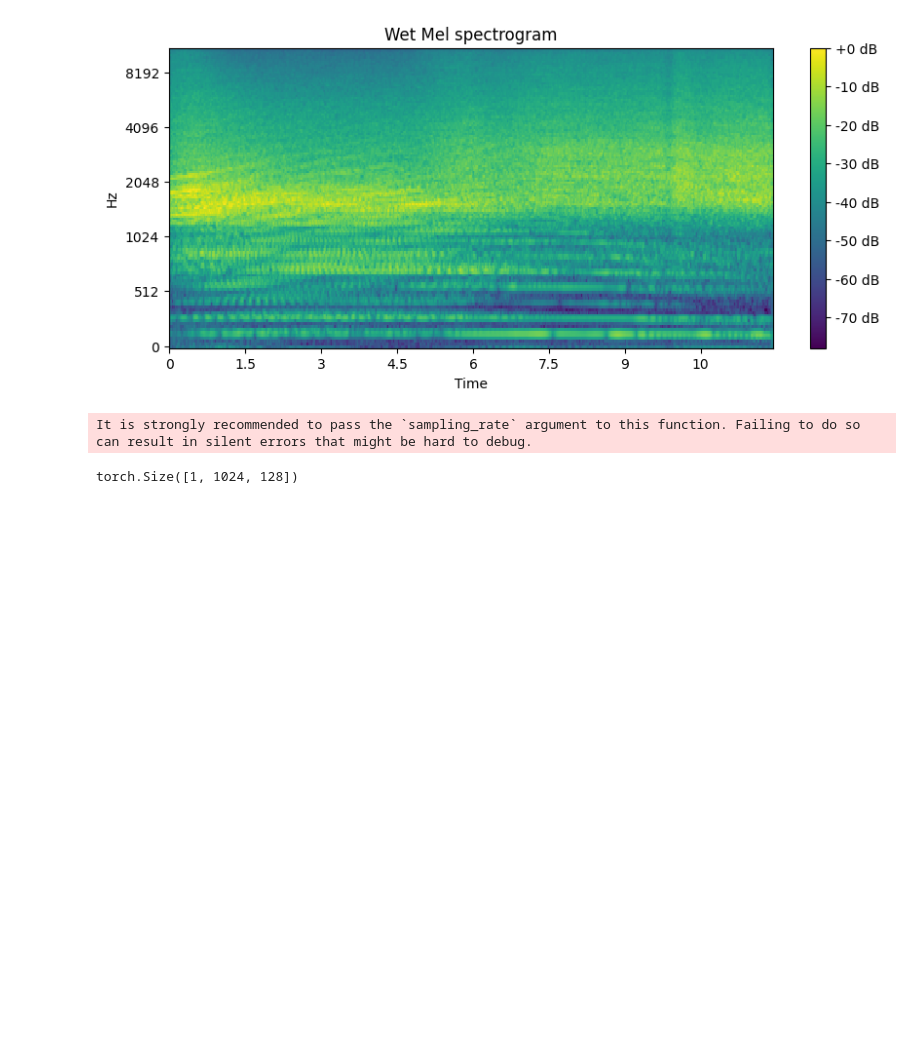
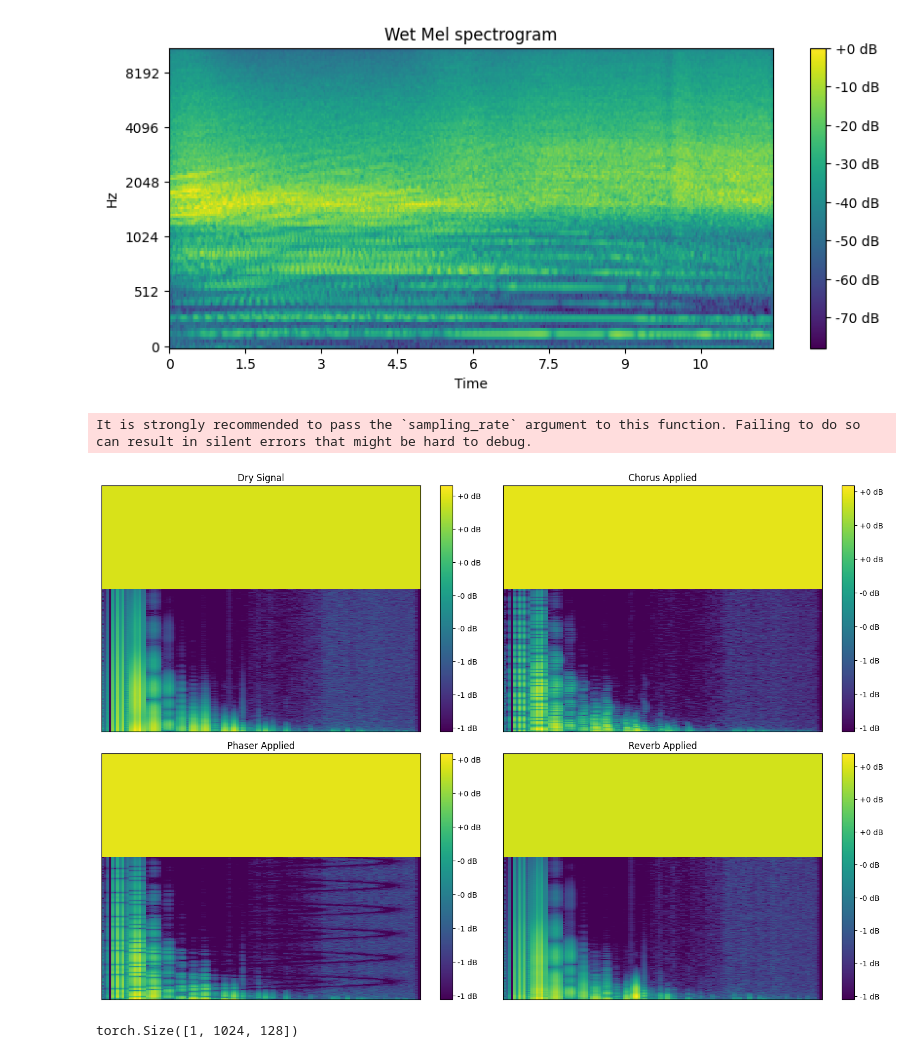
Before and after one commit to russgeo/neural-effect-chain, a Jupyter notebook: data_viewer.ipynb, the cells around one changed output. Drawn from its saved outputs; the diff is of its cells as text; code cells hidden in the pictures; blank space fills up the shorter version.

```diff
--- a/data_viewer.ipynb
+++ b/data_viewer.ipynb
@@ -82,6 +66,58 @@ features = feature_extractor(y, return_tensors="pt")
 output = model(**features)
 # %% [output]
 It is strongly recommended to pass the `sampling_rate` argument to this function. Failing to do so can result in silent errors that might be hard to debug.
+# %%
+import librosa
+from pedalboard import Pedalboard, Chorus, Phaser, Reverb, Distortion
+import matplotlib.pyplot as plt
+
+from transformers import AutoFeatureExtractor
+
+feature_extractor = AutoFeatureExtractor.from_pretrained("MIT/ast-finetuned-audioset-10-10-0.4593")
+# Create effects
+effects = [
+    Chorus(rate_hz=1.0, depth=0.5,feedback=.1),
+    Phaser(rate_hz=1.0, depth=0.5,feedback=.1),
+    Reverb(room_size=.5,wet_level=.5)
+]
+
+# Load audio file
+path = "data/dry_tones/Electric1.wav"
+y, sr = librosa.load(path, sr=16000)
+
+# Create figure with subplots
+plt.figure(figsize=(15, 10))
+
+# Plot dry signal spectrogram
+plt.subplot(2, 2, 1)
+features = feature_extractor(y,sampling_rate=sr, return_tensors="pt")
+dry_spec = features['input_values'].squeeze().numpy()
+librosa.display.specshow(dry_spec, sr=sr, cmap='viridis')
+plt.colorbar(format='%+2.0f dB')
+plt.title('Dry Signal')
+
+# Apply effects and plot spectrograms
+for idx, effect in enumerate(effects, start=2):
+    # Create pedalboard with single effect
+    board = Pedalboard([effect])
+
+    # Process audio
+    wet_audio = board(y, sr)
+
+    # Generate features
+    wet_features = feature_extractor(wet_audio,sampling_rate=sr, return_tensors="pt")
+    wet_spec = wet_features['input_values'].squeeze().numpy()
+
+    # Plot
+    plt.subplot(2, 2, idx)
+    librosa.display.specshow(wet_spec, sr=sr, cmap='viridis')
+    plt.colorbar(format='%+2.0f dB')
+    plt.title(f'{effect.__class__.__name__} Applied')
+
+plt.tight_layout()
+plt.show()
+# %% [output]
+[figure, added]
 # %%
 features['input_values'].shape
 # %% [output]
```
Also changed, not shown: parts of 1 cell of this notebook, 18 other files.
